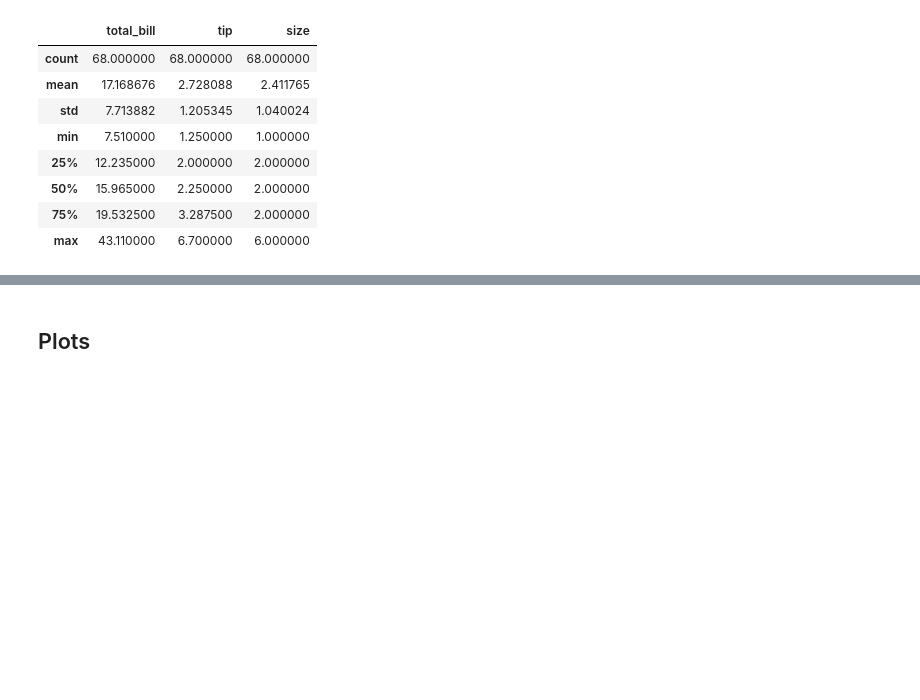
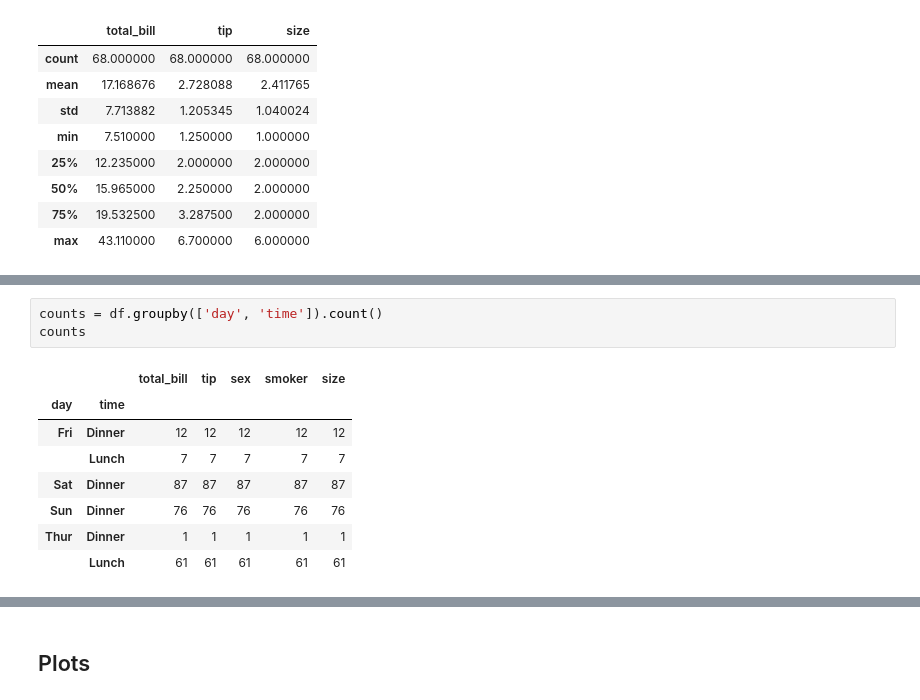
Before and after one commit to pcaulfie/fundamentals-project, a Jupyter notebook: Fundamentals of Data Analysis.ipynb, the cells around one changed output, grey strips where cells are left out. Cells and saved outputs as stored; diff of their text form; blank space fills up the shorter version.

```diff
--- a/Fundamentals of Data Analysis.ipynb
+++ b/Fundamentals of Data Analysis.ipynb
@@ -106,0 +138,12 @@ df.describe()
+# %%
+counts = df.groupby(['day', 'time']).count()
+counts
+# %% [output]
+|  |  | total_bill | tip | sex | smoker | size |
+| day | time |  |  |  |  |  |
+| Fri | Dinner | 12 | 12 | 12 | 12 | 12 |
+|  | Lunch | 7 | 7 | 7 | 7 | 7 |
+| Sat | Dinner | 87 | 87 | 87 | 87 | 87 |
+| Sun | Dinner | 76 | 76 | 76 | 76 | 76 |
+| Thur | Dinner | 1 | 1 | 1 | 1 | 1 |
+|  | Lunch | 61 | 61 | 61 | 61 | 61 |
```
Also changed, not shown: parts of 13 cells of this notebook.
